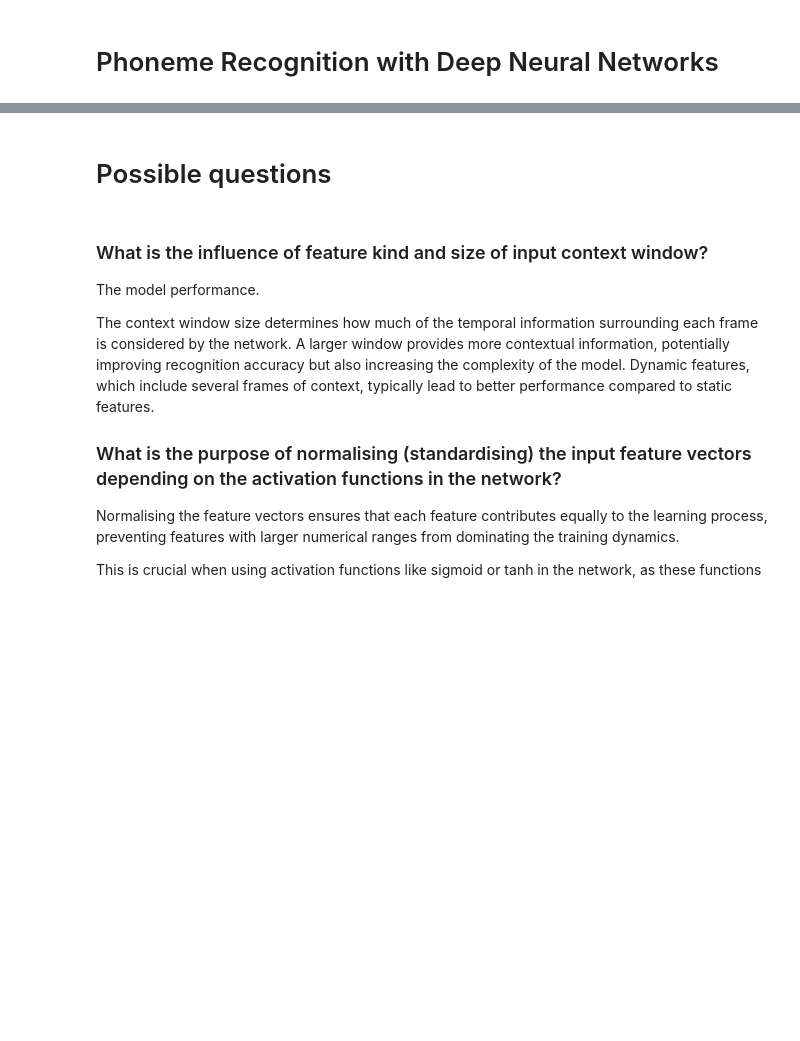
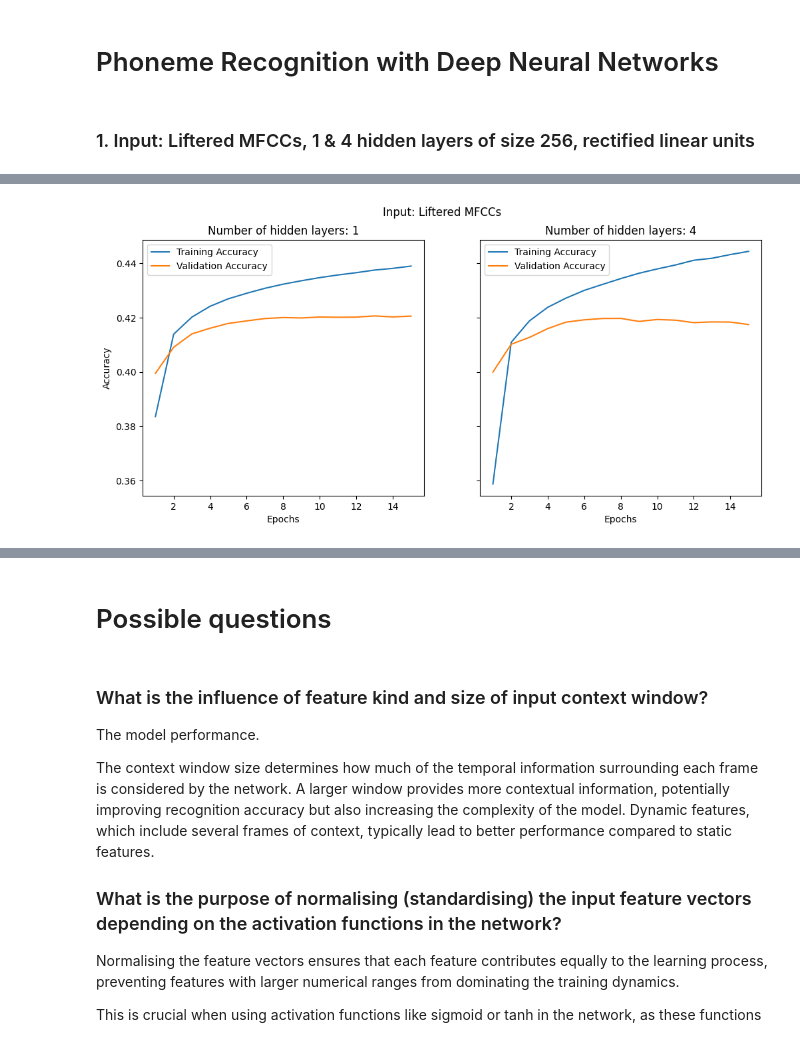
Before and after one commit to didwdidw/DT2119-Speech-and-Speaker-Recognition, a Jupyter notebook: lab3/lab3.ipynb, the cells around one changed output, grey strips where cells are left out. Cells and saved outputs as stored; diff of their text form; code cells hidden in the pictures; blank space fills up the shorter version.

```diff
--- a/lab3/lab3.ipynb
+++ b/lab3/lab3.ipynb
@@ -389,7 +397,7 @@ test_y = F.one_hot(torch.tensor(test_y), num_classes=output_dim)
 # %%
 # Define the DNN model class
 class PhonemeDNN(nn.Module):
-    def __init__(self, input_size, num_classes, num_layers=1, num_units=256):
+    def __init__(self, input_size, num_classes, num_hidden_layers=0, num_units=256):
         super(PhonemeDNN, self).__init__()
         self.layers = nn.ModuleList()
 
@@ -398,7 +406,7 @@ class PhonemeDNN(nn.Module):
         self.layers.append(nn.ReLU())
 
         # Hidden layers
-        for _ in range(num_layers - 1):
+        for _ in range(num_hidden_layers):
             self.layers.append(nn.Linear(num_units, num_units))
             self.layers.append(nn.ReLU())
 
@@ -409,4 +417,12 @@ class PhonemeDNN(nn.Module):
         for layer in self.layers:
             x = layer(x)
         return x
+# %%
+def calculate_accuracy(outputs, labels):
+    # Assuming outputs are logits and labels are one-hot encoded
+    predicted = torch.argmax(outputs, dim=1)
+    actual = torch.argmax(labels, dim=1)
+    correct = (predicted == actual).float().sum()
+    accuracy = correct / labels.shape[0]
+    return accuracy
 # %%
@@ -449,0 +481,39 @@ num_layers = 2    # Number of hidden layers
+# %%
+# Hyperparameters
+num_classes = len(stateList)
+batch_size=256
+epochs=15
+learning_rate=0.001
+# %% [markdown]
+### 1. Input: Liftered MFCCs, 1 & 4 hidden layers of size 256, rectified linear units
+# %%
+input_size = 13
+model_1 = PhonemeDNN(input_size, num_classes, num_hidden_layers=1)
+model_4 = PhonemeDNN(input_size, num_classes, num_hidden_layers=4)
+
+train_accuracies_1, val_accuracies_1 = train_model(model_1, lmfcc_train_x, train_y, lmfcc_val_x, val_y, lmfcc_test_x, test_y, batch_size=batch_size, epochs=epochs, learning_rate=learning_rate)
+train_accuracies_4, val_accuracies_4 = train_model(model_4, lmfcc_train_x, train_y, lmfcc_val_x, val_y, lmfcc_test_x, test_y, batch_size=batch_size, epochs=epochs, learning_rate=learning_rate)
+
+
+fig, axs = plt.subplots(1, 2, figsize=(12, 5), sharey=True)  # Two subplots sharing y-axis
+
+# Plot for model with 1 hidden layer
+axs[0].plot(range(1, epochs+1), train_accuracies_1, label='Training Accuracy')
+axs[0].plot(range(1, epochs+1), val_accuracies_1, label='Validation Accuracy')
+axs[0].set_title('Number of hidden layers: 1')
+axs[0].set_xlabel('Epochs')
+axs[0].set_ylabel('Accuracy')
+
+# Plot for model with 4 hidden layers
+axs[1].plot(range(1, epochs+1), train_accuracies_4, label='Training Accuracy')
+axs[1].plot(range(1, epochs+1), val_accuracies_4, label='Validation Accuracy')
+axs[1].set_title('Number of hidden layers: 4')
+axs[1].set_xlabel('Epochs')
+axs[1].set_ylabel('')
+
+axs[0].legend()
+axs[1].legend()
+
+plt.suptitle('Input: Liftered MFCCs')
+plt.show()
+# %% [output]
@@ -449,0 +537 @@ num_layers = 2    # Number of hidden layers
+[figure, added]
```
Also changed, not shown: parts of 14 cells of this notebook.
